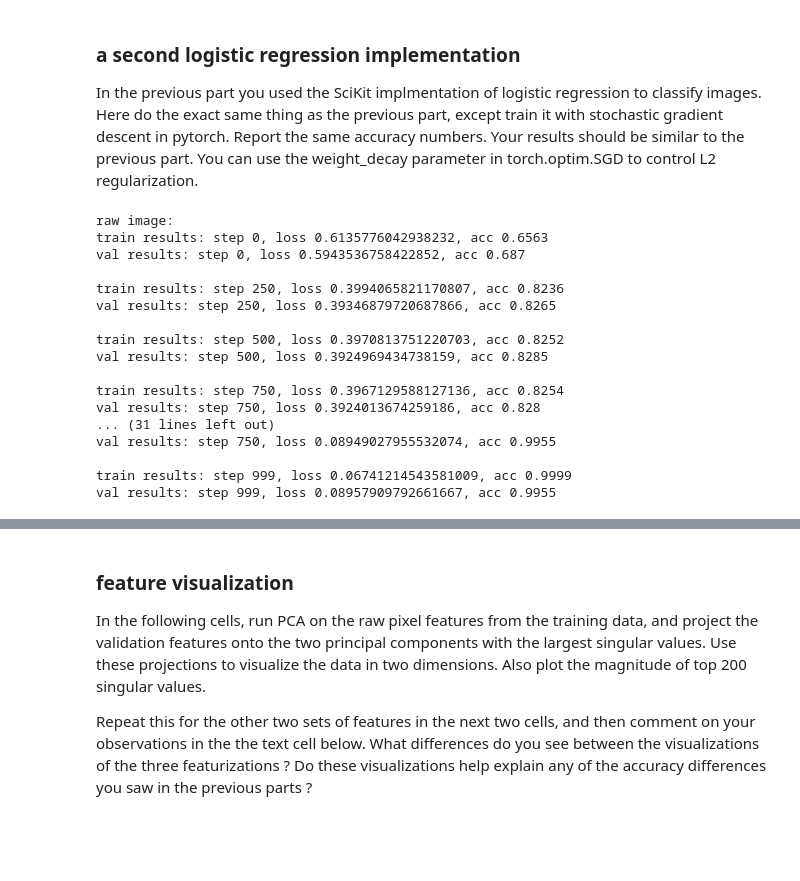
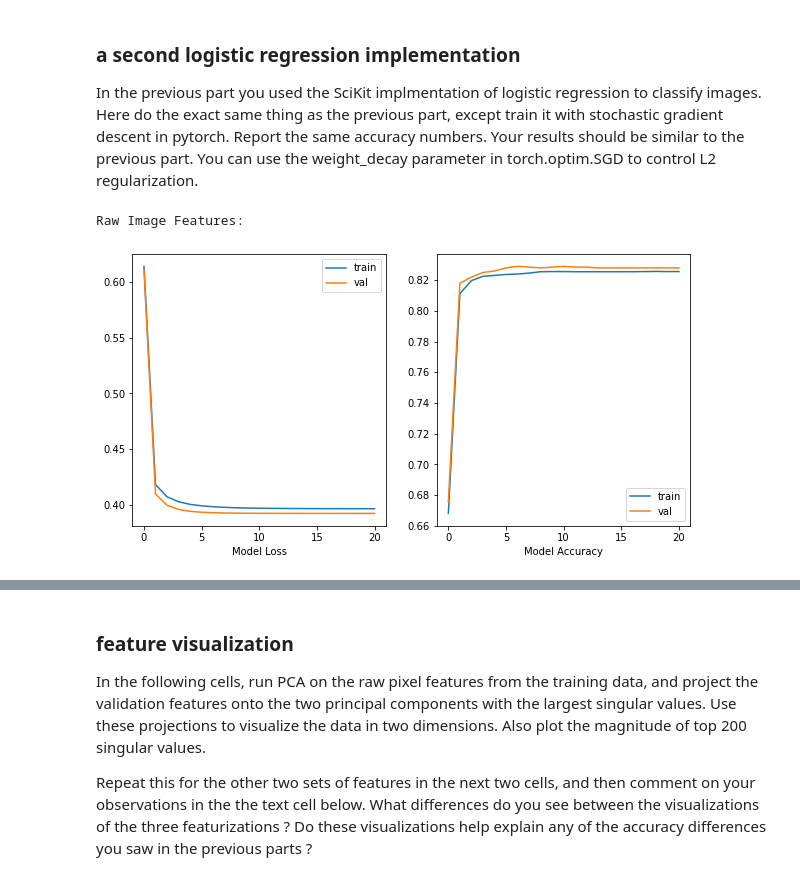
Before and after one commit to arnav-gudibande/project-t, a Jupyter notebook: project/sol1.ipynb, the cells around one changed output, grey strips where cells are left out. Cells and saved outputs as stored; diff of their text form; code cells hidden in the pictures; blank space fills up the shorter version.

```diff
--- a/project/sol1.ipynb
+++ b/project/sol1.ipynb
@@ -287,47 +290,69 @@ def train(x_train, y_train, x_val, y_val, lamb, steps, lr):
     optim = torch.optim.SGD(torch_log_reg.parameters(), lr=lr, weight_decay=lamb)
     l = torch.nn.BCELoss()
     bs = 1024
+
+    train_loss_log = []
+    train_acc_log = []
+    val_loss_log = []
+    val_acc_log = []
+
     for step in range(steps):
         for i in range(0, len(x_train), bs):
-            outputs = torch.nn.functional.sigmoid(torch_log_reg(x_train[i:i+bs, :])).squeeze()
+            outputs = torch.sigmoid(torch_log_reg(x_train[i:i+bs, :])).squeeze()
             loss = l(outputs, y_train[i:i+bs].float())
             optim.zero_grad()
             loss.backward()
             optim.step()
 
-        if step % 250 == 0 or step == steps - 1:
+        if step % 50 == 0 or step == steps - 1:
             train_outputs = torch_log_reg(x_train).squeeze()
             train_accuracy = np.mean(np.sign(train_outputs.detach().numpy()) == (2 * y_train.numpy() - 1))
             train_loss = l(torch.nn.functional.sigmoid(train_outputs), y_train.float()).item()
-            print('train results: step {step}, loss {loss}, acc {acc}'.format(step=step,loss=train_loss, acc=train_accuracy))
+
+            train_loss_log.append(train_loss)
+            train_acc_log.append(train_accuracy)
 
             val_outputs = torch_log_reg(x_val).squeeze()
             val_accuracy = np.mean(np.sign(val_outputs.detach().numpy()) == (2 * y_val.numpy() - 1))
             val_loss = l(torch.nn.functional.sigmoid(val_outputs), y_val.float()).item()
-            print('val results: step {step}, loss {loss}, acc {acc}'.format(step=step,loss=val_loss, acc=val_accuracy))
-            print()
 
-print('raw image:')
-train(torch.tensor(x_train), torch.tensor(y_train), torch.tensor(x_val), torch.tensor(y_val), lamb=0.5, steps=1000, lr=0.001)
-print('raw image + custom features:')
-train(torch.tensor(x_train_custom).float(), torch.tensor(y_train), torch.tensor(x_val_custom).float(), torch.tensor(y_val), lamb=0.5, steps=1000, lr=0.001)
-print('pretrained features:')
-train(torch.tensor(x_train_pretrained).float(), torch.tensor(y_train), torch.tensor(x_val_pretrained).float(), torch.tensor(y_val), lamb=0.5, steps=1000, lr=0.001)
+            val_loss_log.append(val_loss)
+            val_acc_log.append(val_accuracy)
+
+    loss_logs = {'train': train_loss_log, 'val' : val_loss_log}
+    acc_logs = {'train': train_acc_log, 'val' : val_acc_log}
+
+    return loss_logs, acc_logs
+
+lamb = 0.5
+steps = 1000
+lr = 0.001
+
+raw_loss, raw_acc = train(torch.tensor(x_train), torch.tensor(y_train), torch.tensor(x_val), torch.tensor(y_val), lamb, steps, lr)
+custom_loss, custom_acc = train(torch.tensor(x_train_custom).float(), torch.tensor(y_train), torch.tensor(x_val_custom).float(), torch.tensor(y_val), lamb, steps, lr)
+pre_loss, pre_acc = train(torch.tensor(x_train_pretrained).float(), torch.tensor(y_train), torch.tensor(x_val_pretrained).float(), torch.tensor(y_val), lamb, steps, lr)
-# %% [output]
-raw image:
-train results: step 0, loss 0.6135776042938232, acc 0.6563
-val results: step 0, loss 0.5943536758422852, acc 0.687
-
-train results: step 250, loss 0.3994065821170807, acc 0.8236
-val results: step 250, loss 0.39346879720687866, acc 0.8265
-
-train results: step 500, loss 0.3970813751220703, acc 0.8252
-val results: step 500, loss 0.3924969434738159, acc 0.8285
-
-train results: step 750, loss 0.3967129588127136, acc 0.8254
-val results: step 750, loss 0.3924013674259186, acc 0.828
-... (31 lines left out)
-val results: step 750, loss 0.08949027955532074, acc 0.9955
-
-train results: step 999, loss 0.06741214543581009, acc 0.9999
-val results: step 999, loss 0.08957909792661667, acc 0.9955
+# %%
+def plot_logs(logs):
+    fig, ax = plt.subplots(nrows=1, ncols=2, figsize=(10, 5))
+
+    # FYI using matplotlib is highly encouraged for analyzing your training and val history
+    for i, log in enumerate(logs):
+
+        # Adding train plot to graph
+        ax[i].plot(list(range(0, len(log['train']))), log['train'], label="train")
+
+        # Adding val plot to graph
+        ax[i].plot(list(range(0, len(log['val']))), log['val'], label="val")
+
+        # Making sure the legend is visible
+        ax[i].legend()
+
+    # Always label your graphs!!
+    ax[0].set_xlabel("Model Loss")
+    ax[1].set_xlabel("Model Accuracy");
+# %%
+print("Raw Image Features:")
+plot_logs([raw_loss, raw_acc])
+# %% [output]
+Raw Image Features:
+[figure, added]
```
Also changed, not shown: parts of 6 cells of this notebook, 1 other file.
